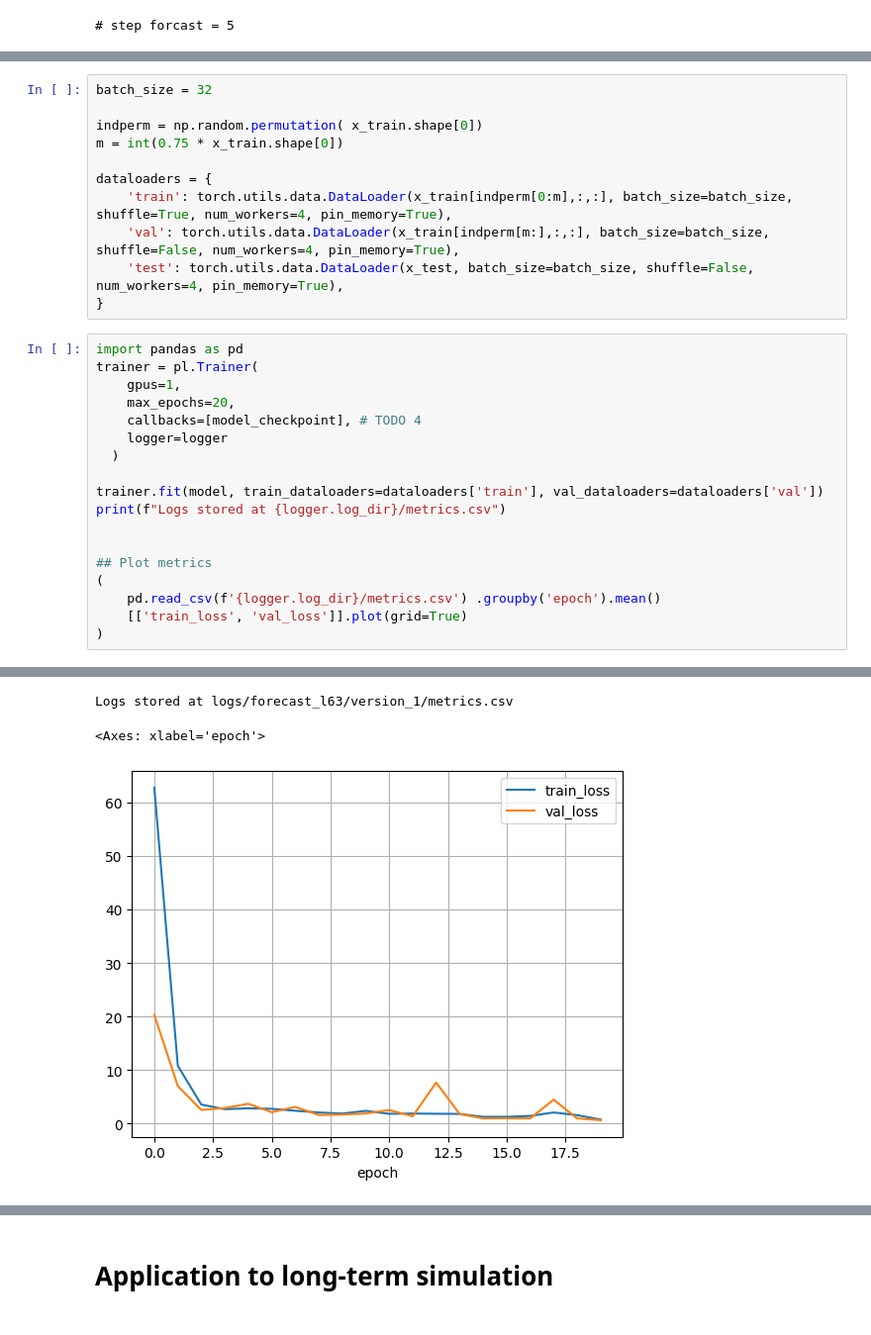
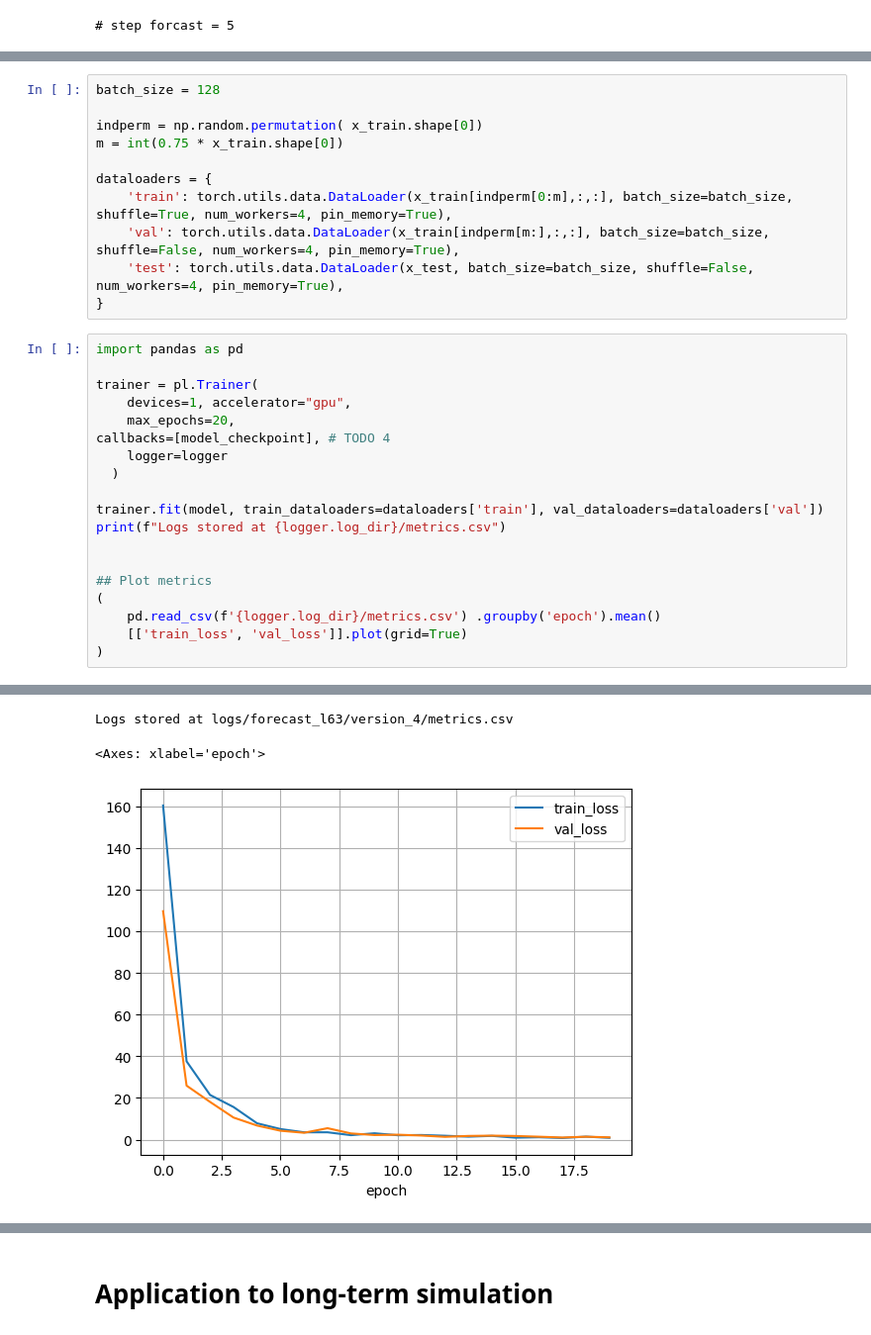
Before and after one commit to CIA-Oceanix/DLOA2023, a Jupyter notebook: lectures/notebooks/notebook_PytorchLightning_Forecasting_L63_students.ipynb, the cells around one changed output, grey strips where cells are left out. Shown at 99% size. Cells and saved outputs as stored; diff of their text form.

```diff
--- a/lectures/notebooks/notebook_PytorchLightning_Forecasting_L63_students.ipynb
+++ b/lectures/notebooks/notebook_PytorchLightning_Forecasting_L63_students.ipynb
@@ -384,5 +480,5 @@ GRU_nn(
 # %%
-batch_size = 32
+batch_size = 128
 
 indperm = np.random.permutation( x_train.shape[0])
 m = int(0.75 * x_train.shape[0])
@@ -394,40 +490,41 @@ dataloaders = {
 }
 # %%
 import pandas as pd
+
 trainer = pl.Trainer(
-    gpus=1,
+    devices=1, accelerator="gpu",
     max_epochs=20,
-    callbacks=[model_checkpoint], # TODO 4
+callbacks=[model_checkpoint], # TODO 4
     logger=logger
   )
 
 trainer.fit(model, train_dataloaders=dataloaders['train'], val_dataloaders=dataloaders['val'])
 print(f"Logs stored at {logger.log_dir}/metrics.csv")
 
 
 ## Plot metrics
 (
     pd.read_csv(f'{logger.log_dir}/metrics.csv') .groupby('epoch').mean()
     [['train_loss', 'val_loss']].plot(grid=True)
 )
 # %% [output]
 INFO:pytorch_lightning.utilities.rank_zero:GPU available: True, used: True
 INFO:pytorch_lightning.utilities.rank_zero:TPU available: False, using: 0 TPU cores
 INFO:pytorch_lightning.utilities.rank_zero:IPU available: False, using: 0 IPUs
 INFO:pytorch_lightning.utilities.rank_zero:HPU available: False, using: 0 HPUs
 INFO:pytorch_lightning.accelerators.gpu:LOCAL_RANK: 0 - CUDA_VISIBLE_DEVICES: [0]
 INFO:pytorch_lightning.callbacks.model_summary:
   | Name           | Type   | Params
 ------------------------------------------
 0 | forecast_model | GRU_nn | 1.6 K
 ------------------------------------------
 1.6 K     Trainable params
 0         Non-trainable params
 1.6 K     Total params
 0.006     Total estimated model params size (MB)
-Logs stored at logs/forecast_l63/version_1/metrics.csv
+Logs stored at logs/forecast_l63/version_4/metrics.csv
 <Axes: xlabel='epoch'>
-[figure, old version]
+[figure, new version]
 # %%
 print(f"""
     Best model saved at {model_checkpoint.best_model_path}
```
Also changed, not shown: parts of 12 cells of this notebook.
